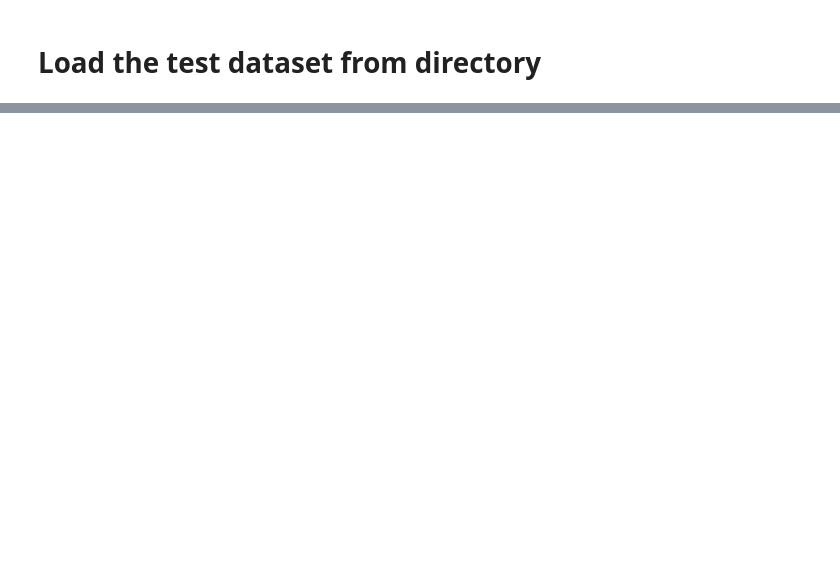
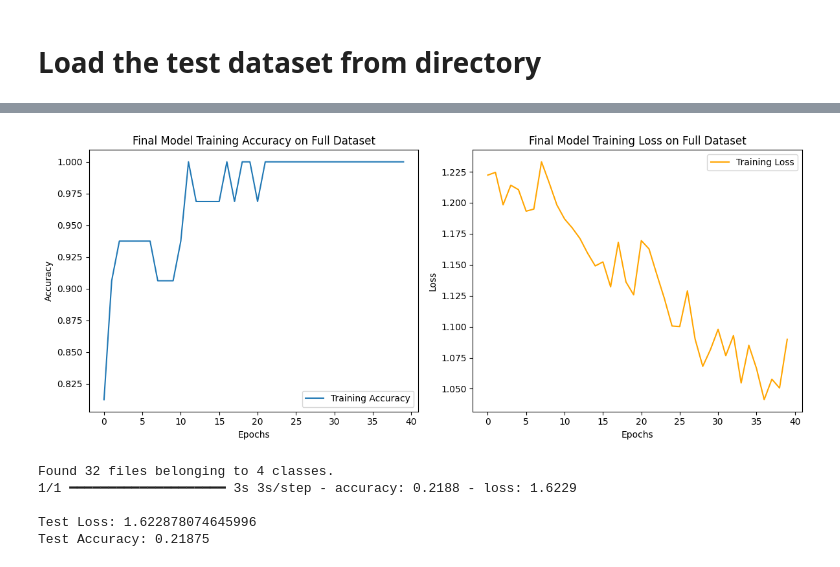
Before and after one commit to arminak6/Control-Quality, a Jupyter notebook: Code/Model/main.ipynb, the cells around one changed output, grey strips where cells are left out. Drawn from its saved outputs; the diff is of its cells as text; code cells hidden in the pictures; blank space fills up the shorter version.

```diff
--- a/Code/Model/main.ipynb
+++ b/Code/Model/main.ipynb
@@ -341,0 +497,20 @@ Test Accuracy: 0.09375
+# %%
+# After cross-validation, create a new model and load the best weights
+final_model = keras.Model(inputs=inputs, outputs=outputs)  # Same architecture as before
+final_model.set_weights(best_weights)  # Load best weights from cross-validation
+
+# Compile the final model
+final_model.compile(
+    loss="sparse_categorical_crossentropy",
+    # optimizer=keras.optimizers.SGD(weight_decay=5e-4, learning_rate=schedule, momentum=0.9,),
+    optimizer=keras.optimizers.SGD(learning_rate=0.01),
+    metrics=["accuracy"]
+)
+
+# Combine the full dataset for fine-tuning
+full_train_dataset = tf.data.Dataset.from_tensor_slices((images, labels))
+full_train_dataset = full_train_dataset.map(lambda x, y: (x / 255.0, y))
+full_train_dataset = full_train_dataset.batch(BATCH_SIZE).prefetch(AUTOTUNE)
+
+# Fine-tune the model on the full dataset
+history =  final_model.fit(full_train_dataset, epochs=40)
@@ -341,0 +535,44 @@ Test Accuracy: 0.09375
+# %%
+plt.figure(figsize=(12, 5))
+
+# Plot accuracy
+plt.subplot(1, 2, 1)
+plt.plot(history.history['accuracy'], label='Training Accuracy')
+plt.title('Final Model Training Accuracy on Full Dataset')
+plt.xlabel('Epochs')
+plt.ylabel('Accuracy')
+plt.legend()
+
+# Plot loss
+plt.subplot(1, 2, 2)
+plt.plot(history.history['loss'], label='Training Loss', color='orange')
+plt.title('Final Model Training Loss on Full Dataset')
+plt.xlabel('Epochs')
+plt.ylabel('Loss')
+plt.legend()
+
+plt.tight_layout()
+plt.show()
+# %% [output]
+[figure, added]
+# %%
+test_dataset = tf.keras.preprocessing.image_dataset_from_directory(
+    "/content/drive/MyDrive/3D/ttt/ttt",  # Path to test dataset
+    image_size=IMAGE_SIZE,
+    batch_size=BATCH_SIZE,
+    label_mode='int'  # Use 'int' labels to match the training dataset
+)
+
+# Apply gamma transformation and normalize the test dataset
+test_dataset = test_dataset.map(lambda x, y: (apply_gamma(x, gamma=GAMMA) / 255.0, y))  # Apply gamma and normalize
+
+# Evaluate the final model on the test dataset
+test_loss, test_accuracy = final_model.evaluate(test_dataset)
+print(f"\nTest Loss: {test_loss}")
+print(f"Test Accuracy: {test_accuracy}")
+# %% [output]
+Found 32 files belonging to 4 classes.
+1/1 ━━━━━━━━━━━━━━━━━━━━ 3s 3s/step - accuracy: 0.2188 - loss: 1.6229
+
+Test Loss: 1.622878074645996
+Test Accuracy: 0.21875
```
Also changed, not shown: parts of 14 cells of this notebook.
